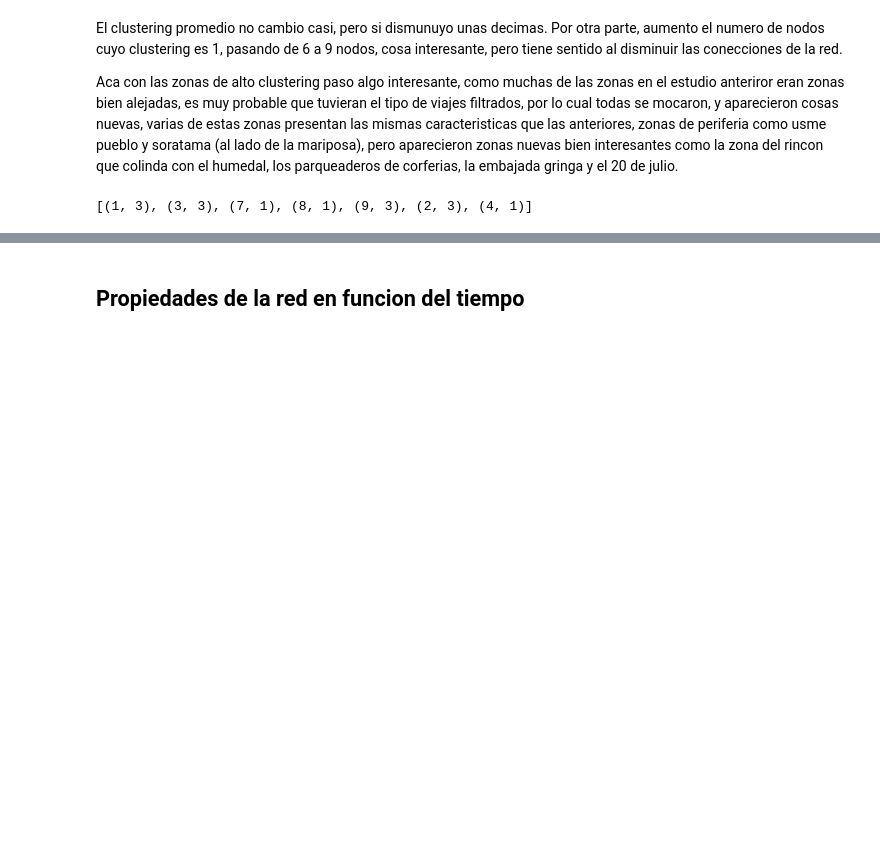
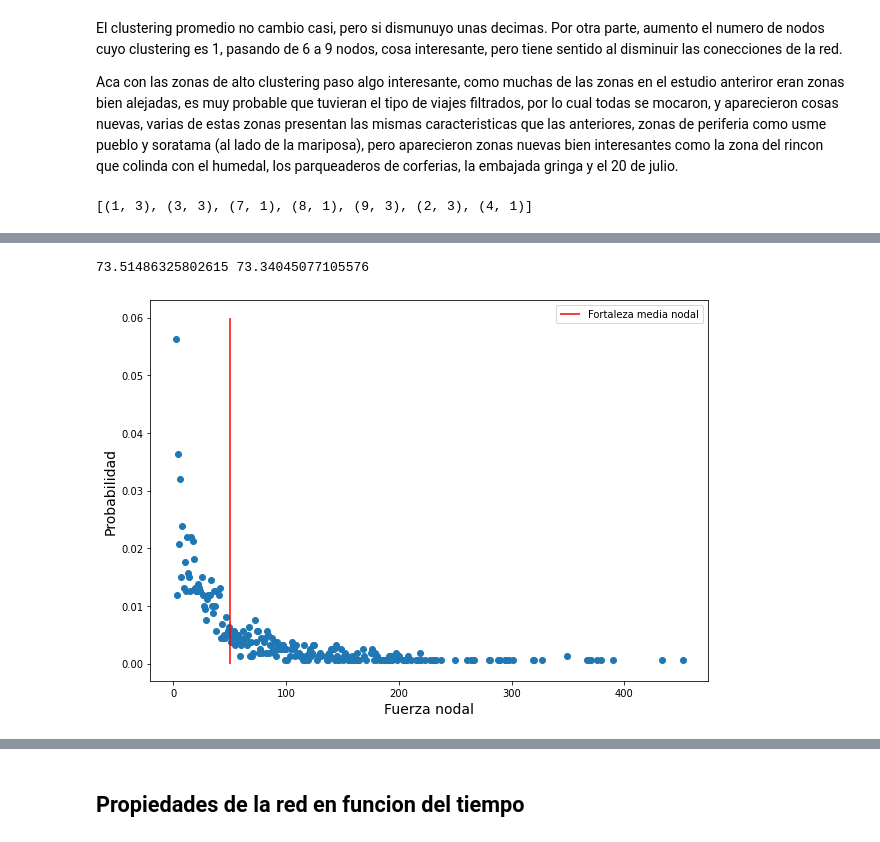
Before and after one commit to saramirezva/Tesis-congestion-Bogota, a Jupyter notebook: Red_completa_Bogota.ipynb, the cells around one changed output, grey strips where cells are left out. Saved outputs shown, nothing was run; the diff lists cells and outputs as text; code cells hidden in the pictures; blank space fills up the shorter version.

```diff
--- a/Red_completa_Bogota.ipynb
+++ b/Red_completa_Bogota.ipynb
@@ -800,3 +820,14 @@ for i in p:
 list(set(h))
 # %% [output]
 [(1, 3), (3, 3), (7, 1), (8, 1), (9, 3), (2, 3), (4, 1)]
+# %%
+#funcion que saca la fortaleza de salida cada nodo
+array1 = []
+for i in w_array1:
+    count = 0
+    for j in w_array1:
+        if j[0] == i[0]:
+            for k in j[2].values():
+                count = count +k
+    array1.append((count, i[0]))
+array1 = list(set(array1))
@@ -802,0 +856,6 @@ list(set(h))
+# %%
+w_array1_und = list(und_w_graph_w1.edges(data = True))
+# %%
+strength = nodal_strength(w_array1_und, 1)+nodal_strenght(w_array1_und, 0)
+strength.sort(reverse = True)
+strength[:10]
@@ -802,0 +873,16 @@ list(set(h))
+# %%
+# Hay que sacar la informacion de la fuerza nodal
+def extract(array):
+    my_array = []
+    for i in array:
+        my_array.append(i[0])
+    return np.asarray(my_array)
+array_str = extract(strength)
+array_in  = extract(str_in)
+array_out = extract(str_out)
+
+# Se sacan las distribuciones
+str_x, str_y = count(array_str)
+str_mean = np.mean(array_str)
+#in_x, in_y = count(np.asarray(str_in))
+#out_x, out_y = count (np.asarray(str_out))
@@ -802,0 +896,14 @@ list(set(h))
+# %%
+print(in_mean, out_mean)
+# %% [output]
+73.51486325802615 73.34045077105576
+# %%
+plt.figure(figsize = (10,7))
+plt.plot(str_x, str_y/sum(str_y), 'o')
+plt.vlines(str_mean, 0, 0.06, color = 'r', label = 'Fortaleza media nodal')
+plt.xlabel('Fuerza nodal', fontsize = 14)
+plt.ylabel('Probabilidad', fontsize = 14)
+plt.legend()
+plt.show()
+# %% [output]
+[figure, added]
```
Also changed, not shown: parts of 12 cells of this notebook.
